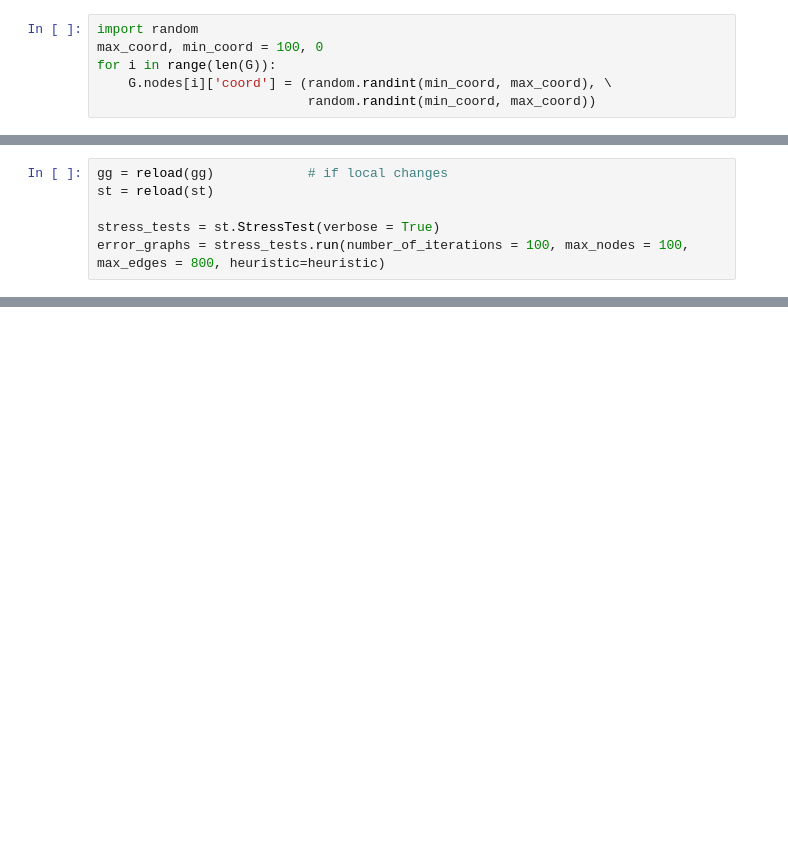
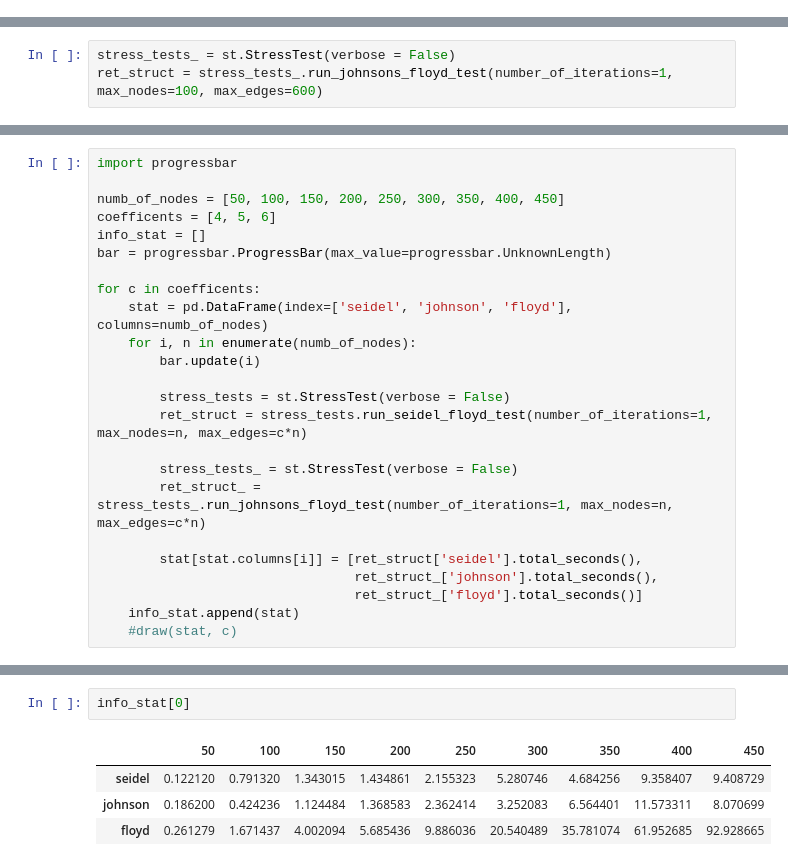
Before and after one commit to VirtualRoyalty/ShortestPathProblem, a Jupyter notebook: main.ipynb, the cells around one changed output, grey strips where cells are left out. Drawn from its saved outputs; the diff is of its cells as text; blank space fills up the shorter version.

```diff
--- a/main.ipynb
+++ b/main.ipynb
@@ -87,6 +57,0 @@ G = nx.Graph(a)
-# %%
-import random
-max_coord, min_coord = 100, 0
-for i in range(len(G)):
-    G.nodes[i]['coord'] = (random.randint(min_coord, max_coord), \
-                           random.randint(min_coord, max_coord))
@@ -170,6 +57,0 @@ G_copy = copy.copy(G)
-# %%
-gg = reload(gg)            # if local changes
-st = reload(st)
-
-stress_tests = st.StressTest(verbose = True)
-error_graphs = stress_tests.run(number_of_iterations = 100, max_nodes = 100, max_edges = 800, heuristic=heuristic)
@@ -182,0 +79,3 @@ floyd_dist[1][6]
+# %%
+stress_tests_ = st.StressTest(verbose = False)
+ret_struct = stress_tests_.run_johnsons_floyd_test(number_of_iterations=1, max_nodes=100, max_edges=600)
@@ -182,0 +96,24 @@ floyd_dist[1][6]
+# %%
+import progressbar
+
+numb_of_nodes = [50, 100, 150, 200, 250, 300, 350, 400, 450]
+coefficents = [4, 5, 6]
+info_stat = []
+bar = progressbar.ProgressBar(max_value=progressbar.UnknownLength)
+
+for c in coefficents:
+    stat = pd.DataFrame(index=['seidel', 'johnson', 'floyd'], columns=numb_of_nodes)
+    for i, n in enumerate(numb_of_nodes):
+        bar.update(i)
+
+        stress_tests = st.StressTest(verbose = False)
+        ret_struct = stress_tests.run_seidel_floyd_test(number_of_iterations=1, max_nodes=n, max_edges=c*n)
+
+        stress_tests_ = st.StressTest(verbose = False)
+        ret_struct_ = stress_tests_.run_johnsons_floyd_test(number_of_iterations=1, max_nodes=n, max_edges=c*n)
+
+        stat[stat.columns[i]] = [ret_struct['seidel'].total_seconds(),
+                                 ret_struct_['johnson'].total_seconds(),
+                                 ret_struct_['floyd'].total_seconds()]
+    info_stat.append(stat)
+    #draw(stat, c)
@@ -182,0 +129,7 @@ floyd_dist[1][6]
+# %%
+info_stat[0]
+# %% [output]
+|  | 50 | 100 | 150 | 200 | 250 | 300 | 350 | 400 | 450 |
+| seidel | 0.122120 | 0.791320 | 1.343015 | 1.434861 | 2.155323 | 5.280746 | 4.684256 | 9.358407 | 9.408729 |
+| johnson | 0.186200 | 0.424236 | 1.124484 | 1.368583 | 2.362414 | 3.252083 | 6.564401 | 11.573311 | 8.070699 |
+| floyd | 0.261279 | 1.671437 | 4.002094 | 5.685436 | 9.886036 | 20.540489 | 35.781074 | 61.952685 | 92.928665 |
```
Also changed, not shown: parts of 28 cells of this notebook, 1 other file.
